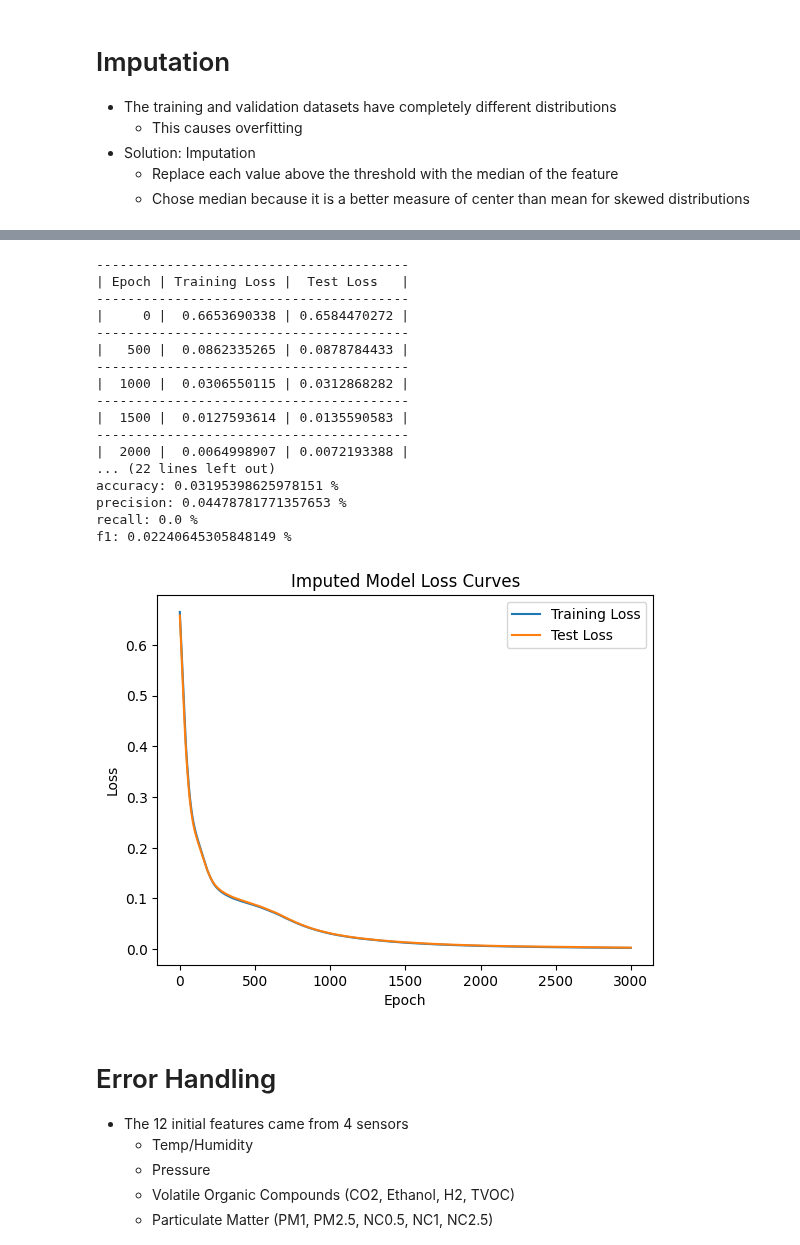
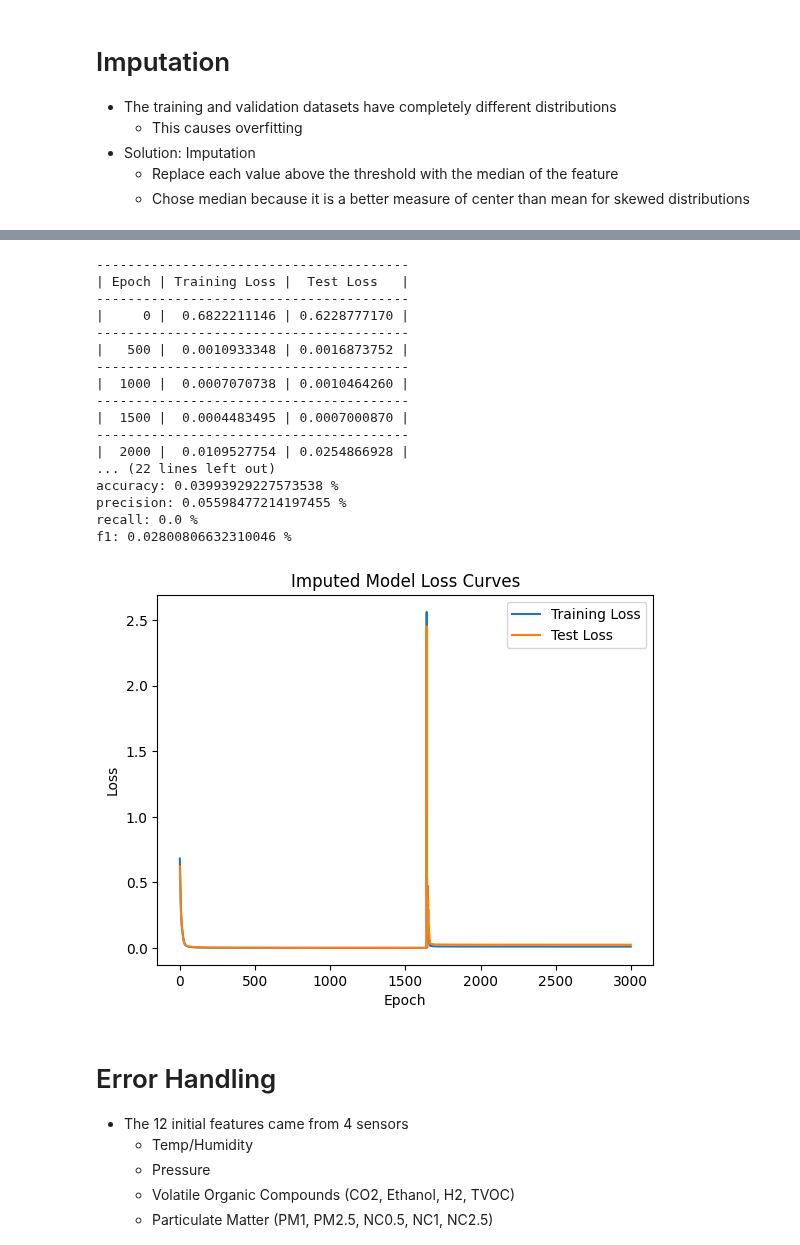
Before and after one commit to jaskinkabir/Intro_ML_Project, a Jupyter notebook: Proj.ipynb, the cells around one changed output, grey strips where cells are left out. Saved outputs shown, nothing was run; the diff lists cells and outputs as text; code cells hidden in the pictures.

```diff
--- a/Proj.ipynb
+++ b/Proj.ipynb
@@ -344,25 +344,29 @@ f1: -3.234301880110145 %
 - Solution: Imputation
     - Replace each value above the threshold with the median of the feature
     - Chose median because it is a better measure of center than mean for skewed distributions
+# %%
+class Imputer:
+    def __init__(self, thresholds: list[float]):
+        self.thresholds = thresholds
+    def fit(self, data: pd.DataFrame):
+        self.replacements = data.median()
+
+    def transform(self, data: pd.DataFrame) -> pd.DataFrame:
+        for i, column in enumerate(data.columns):
+            data[column] = data[column].apply(lambda x: self.replacements.iloc[i] if (x > self.thresholds[i] or np.isnan(x)) else x)
+        return data
+    def fit_transform(self, data: pd.DataFrame) -> pd.DataFrame:
+        self.fit(data)
+        return self.transform(data)
 # %%
+X_train_imputed, X_test_imputed, Y_train_imputed, Y_test_imputed = train_test_split(X_5f, Y_df.values, test_size=0.2, random_state=0)
 
-X_train_imputed, X_test_imputed, Y_train_imputed, Y_test_imputed = train_test_split(X_5f, Y_df.values, test_size=0.2, random_state=0)
-print(Y_train_imputed.shape)
-print(X_train_imputed.shape)
+thresholds = [70000, 70000, 70000, 1500, 20]
+imputer = Imputer(thresholds)
 
-def impute_single(x, threshold, replacement):
-    return replacement if (x > threshold or x == np.nan) else x
+X_train_imputed = imputer.fit_transform(X_train_imputed)
+X_test_imputed = imputer.transform(X_test_imputed)
 
-TVOC_threshold = 1500
-NC0_5_threshold = 20
-median = X_train_5f.median()
-
-print(X_train_imputed.shape)
-X_train_imputed['TVOC[ppb]'] = X_train_imputed['TVOC[ppb]'].apply(impute_single, args=(TVOC_threshold, median['TVOC[ppb]']))
-X_train_imputed['NC0.5'] = X_train_imputed['NC0.5'].apply(impute_single, args=(NC0_5_threshold, median['NC0.5']))
-print(X_train_imputed.shape)
-X_test_imputed['TVOC[ppb]'] = X_test_imputed['TVOC[ppb]'].apply(impute_single, args=(TVOC_threshold, median['TVOC[ppb]']))
-X_test_imputed['NC0.5'] = X_test_imputed['NC0.5'].apply(impute_single, args=(NC0_5_threshold, median['NC0.5']))
 print(X_train_imputed.shape)
 X_train_imputed.hist(
     figsize=(10, 10),
@@ -389,49 +389,50 @@ array([[<Axes: title={'center': 'Humidity[%]'}>,
 [figure]
 [figure]
 # %%
-X_train_imputed_device = torch.tensor(scaler.transform(X_train_imputed)).float().to(device)
+
+X_train_imputed_device = torch.tensor(scaler.fit_transform(X_train_imputed)).float().to(device)
 X_test_imputed_device = torch.tensor(scaler.transform(X_test_imputed)).float().to(device)
 Y_train_imputed_device = torch.tensor(Y_train_imputed).float().view(-1, 1).to(device)
 Y_test_imputed_device = torch.tensor(Y_test_imputed).float().view(-1, 1).to(device)
 
 imputed_model = AlarmNet(
     num_features=X_train_imputed.shape[1],
     activation = nn.ReLU,
-    hidden_layers=[64, 64]
+    hidden_layers=[64, 32]
 ).to(device)
 
 imputed_model.train(
     epochs=3000,
     X_train=X_train_imputed_device,
     X_test=X_test_imputed_device,
     Y_train=Y_train_imputed_device,
     Y_test=Y_test_imputed_device,
-    alpha=1e-3,
+    alpha=1e-2,
     print_epoch = 500
 )
 
 imputed_model.print_results()
 AlarmNet.compare_results(imputed_model.get_results(), dropped_model_5_results)
 imputed_model.plot_training("Imputed Model Loss Curves")
 # %% [output]
 ----------------------------------------
 | Epoch | Training Loss |  Test Loss   |
 ----------------------------------------
-|     0 |  0.6653690338 | 0.6584470272 |
+|     0 |  0.6822211146 | 0.6228777170 |
 ----------------------------------------
-|   500 |  0.0862335265 | 0.0878784433 |
+|   500 |  0.0010933348 | 0.0016873752 |
 ----------------------------------------
-|  1000 |  0.0306550115 | 0.0312868282 |
+|  1000 |  0.0007070738 | 0.0010464260 |
 ----------------------------------------
-|  1500 |  0.0127593614 | 0.0135590583 |
+|  1500 |  0.0004483495 | 0.0007000870 |
 ----------------------------------------
-|  2000 |  0.0064998907 | 0.0072193388 |
+|  2000 |  0.0109527754 | 0.0254866928 |
 ... (22 lines left out)
-accuracy: 0.03195398625978151 %
-precision: 0.04478781771357653 %
+accuracy: 0.03993929227573538 %
+precision: 0.05598477214197455 %
 recall: 0.0 %
-f1: 0.02240645305848149 %
+f1: 0.02800806632310046 %
-[figure, old version]
+[figure, new version]
 # %% [markdown]
 
 # Error Handling
```
Also changed, not shown: parts of 11 cells of this notebook.
